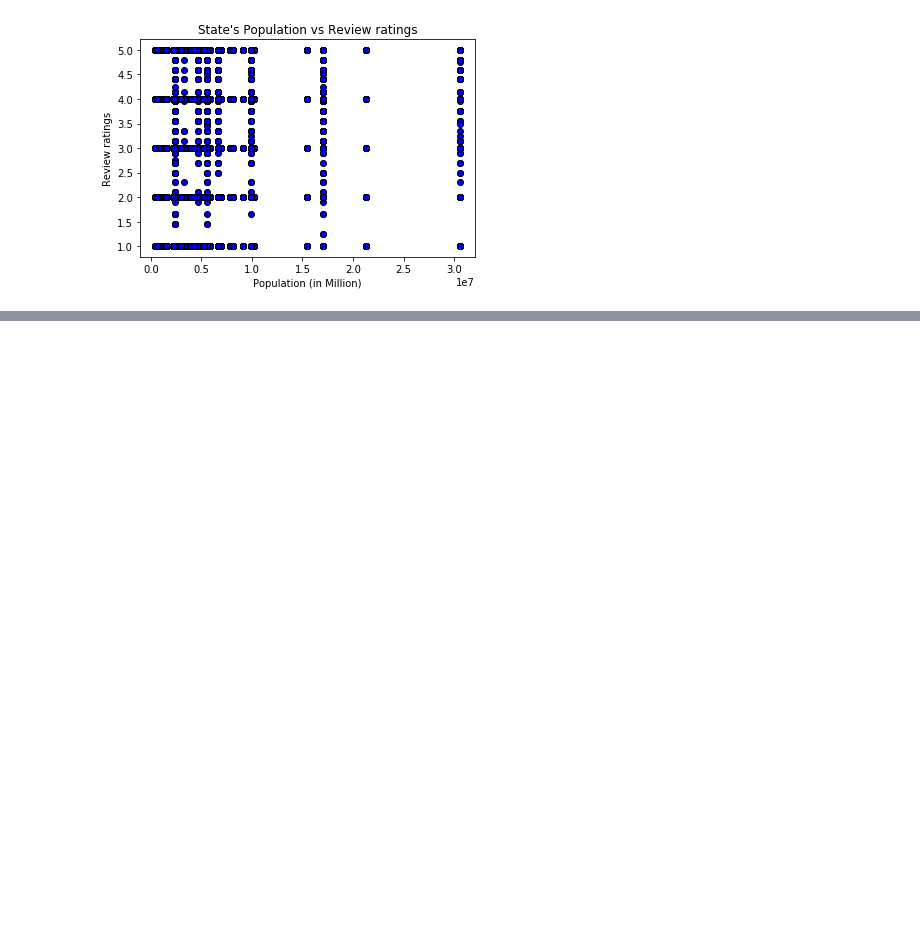
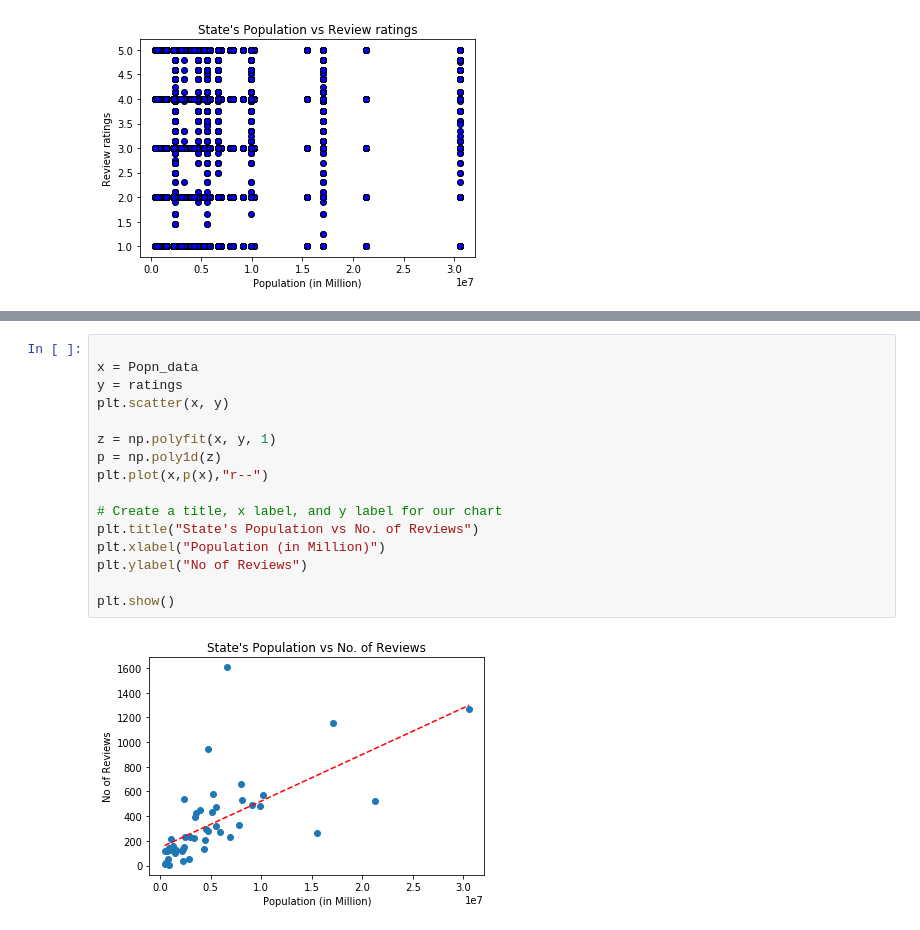
Before and after one commit to janelcv/Hotel_Rating_Analysis, a Jupyter notebook: Hotel_Ratings_Analysis-09.ipynb, the cells around one changed output, grey strips where cells are left out. Cells and saved outputs as stored; diff of their text form; blank space fills up the shorter version.

Commit message:
Graph with linear regression

```diff
--- a/Hotel_Ratings_Analysis-09.ipynb
+++ b/Hotel_Ratings_Analysis-09.ipynb
@@ -316,0 +346,18 @@ Text(0, 0.5, 'Review ratings')
+# %%
+
+x = Popn_data
+y = ratings
+plt.scatter(x, y)
+
+z = np.polyfit(x, y, 1)
+p = np.poly1d(z)
+plt.plot(x,p(x),"r--")
+
+# Create a title, x label, and y label for our chart
+plt.title("State's Population vs No. of Reviews")
+plt.xlabel("Population (in Million)")
+plt.ylabel("No of Reviews")
+
+plt.show()
+# %% [output]
+[figure, added]
```
Also changed, not shown: parts of 3 cells of this notebook.
